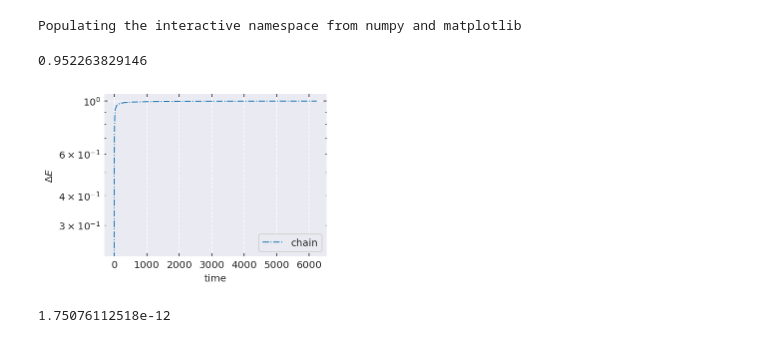
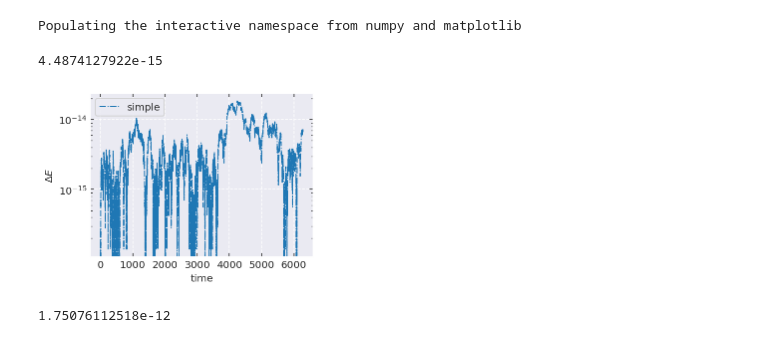
Before and after one commit to YihanWangAstro/SpaceHub, a Jupyter notebook: draw.ipynb, the cells around one changed output. Drawn from its saved outputs; the diff is of its cells as text; code cells hidden in the pictures.

```diff
--- a/draw.ipynb
+++ b/draw.ipynb
@@ -55,14 +55,14 @@ def draw_errors(data, method):
     ax.legend()
 # %%
 #method = ['simple', 'chain', 'regu', 'archain']
-method = ['chain']
+method = ['simple']
 fnames = ['cmake-build-debug/circular-BS-' + m + '.err' for m in method]
 data = [ pd.read_csv(name, names = ['time','$E_{tot}$']) for name in fnames]
 draw_errors(data, method)
 #print(data)
 # %% [output]
-0.952263829146
+4.4874127922e-15
-[figure, old version]
+[figure, new version]
 # %%
 fnames = ['cmake-build-debug/ecc-BS-' + m + '.err' for m in method]
 data = [ pd.read_csv(name, names = ['time','$E_{tot}$']) for name in fnames]
```
Also changed, not shown: 28 other files.
